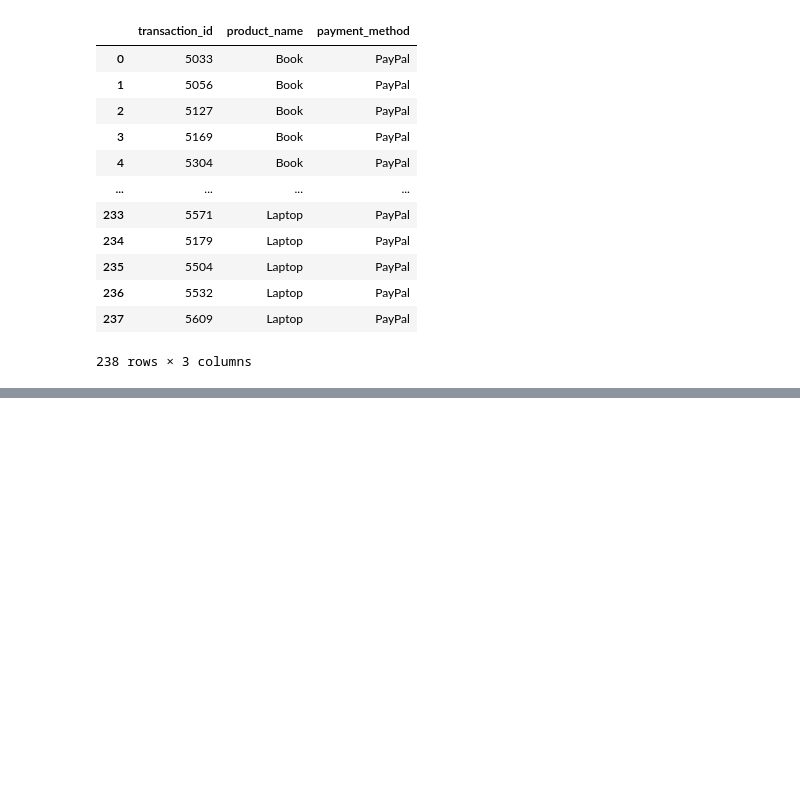
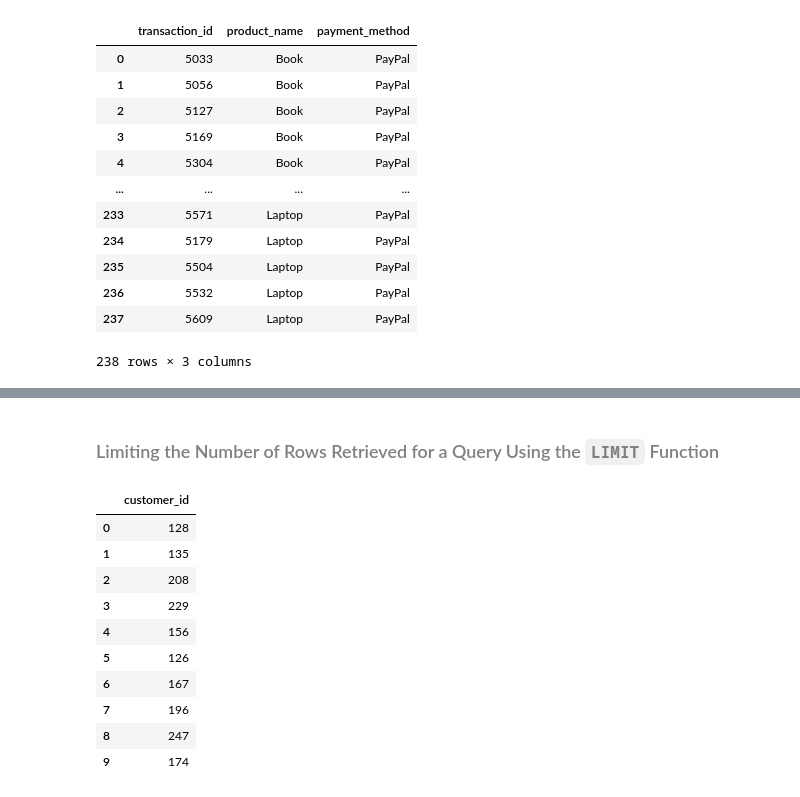
Before and after one commit to bdixit25/DataScience_Courses, a Jupyter notebook: Course_2_SQL_for_Data_Science/Module_1/Module_1.ipynb, the cells around one changed output, grey strips where cells are left out. Cells and saved outputs as stored; diff of their text form; code cells hidden in the pictures; blank space fills up the shorter version.

```diff
--- a/Course_2_SQL_for_Data_Science/Module_1/Module_1.ipynb
+++ b/Course_2_SQL_for_Data_Science/Module_1/Module_1.ipynb
@@ -638,0 +522,24 @@ CREATE TABLE transactions (
+# %% [markdown]
+### <font color='grey'> Limiting the Number of Rows Retrieved for a Query Using the `LIMIT` Function </font>
+# %%
+# Print out the 10 unique customer_id(s)
+
+limit_query1 = """
+SELECT DISTINCT(customer_id)
+FROM df
+LIMIT 10
+"""
+
+run_sql(limit_query1)
+# %% [output]
+|  | customer_id |
+| 0 | 128 |
+| 1 | 135 |
+| 2 | 208 |
+| 3 | 229 |
+| 4 | 156 |
+| 5 | 126 |
+| 6 | 167 |
+| 7 | 196 |
+| 8 | 247 |
+| 9 | 174 |
```
Also changed, not shown: parts of 26 cells of this notebook.
